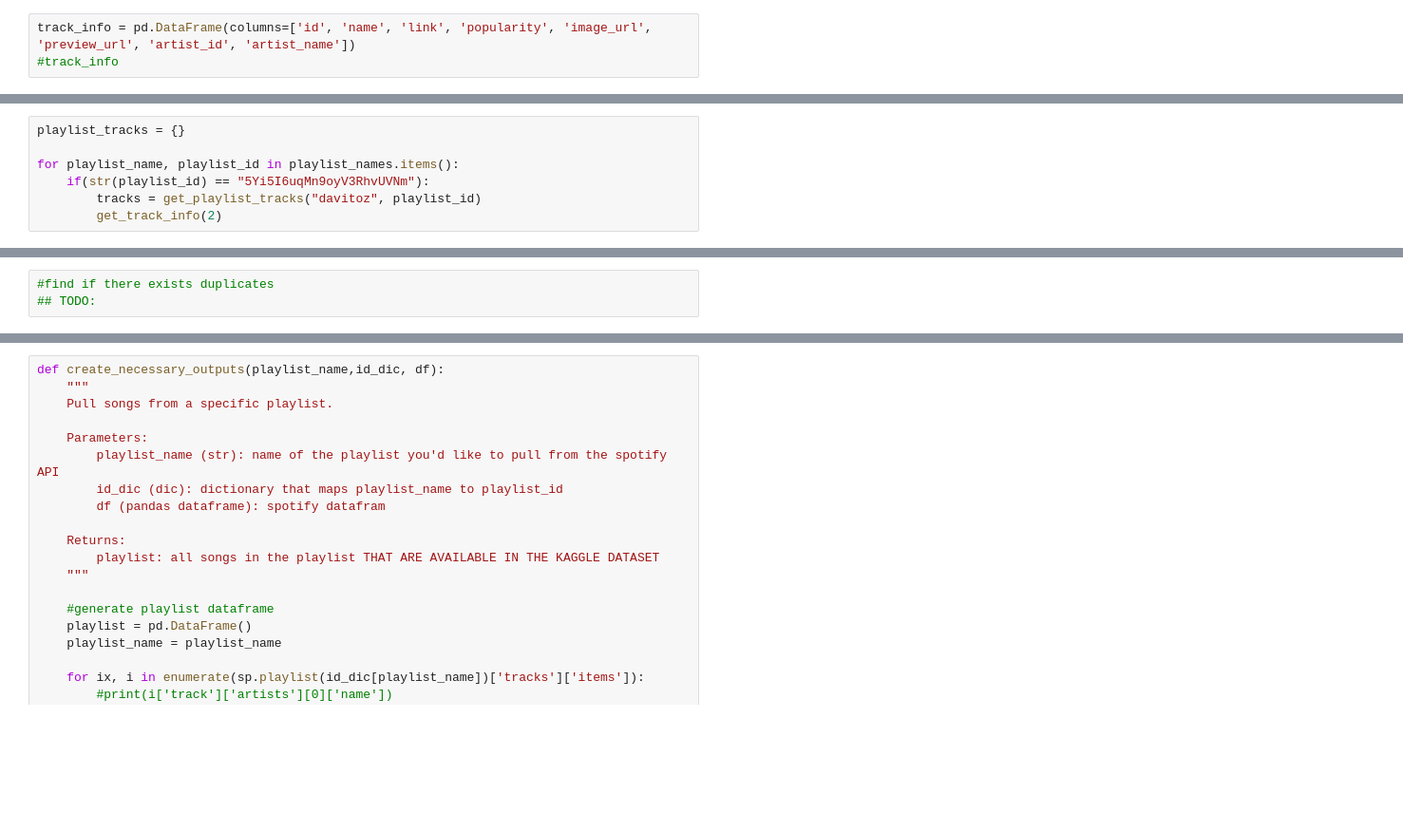
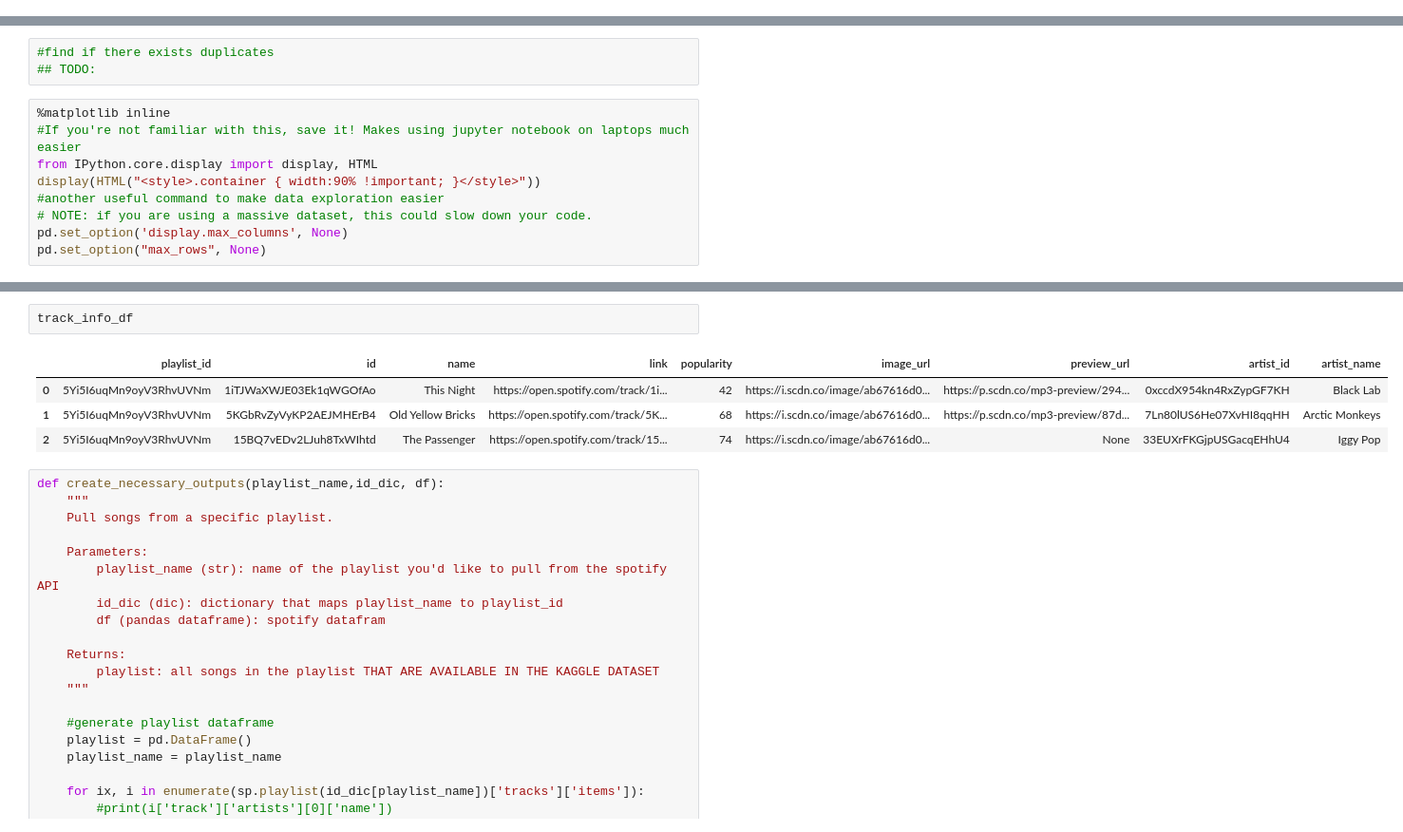
Before and after one commit to Ragnarstefanss/spotify-outlier-detection, a Jupyter notebook: recommender.ipynb, the cells around one changed output, grey strips where cells are left out. Shown at 95% size. Cells and saved outputs as stored; diff of their text form; blank space fills up the shorter version.

```diff
--- a/recommender.ipynb
+++ b/recommender.ipynb
@@ -63,7 +73,4 @@ def get_playlist_tracks(username,playlist_id):
         results = sp.next(results)
         tracks.extend(results['items'])
     return tracks
-# %%
-track_info = pd.DataFrame(columns=['id', 'name', 'link', 'popularity', 'image_url', 'preview_url', 'artist_id', 'artist_name'])
-#track_info
 # %%
@@ -145,7 +111,0 @@ track_info
-# %%
-playlist_tracks = {}
-
-for playlist_name, playlist_id in playlist_names.items():
-    if(str(playlist_id) == "5Yi5I6uqMn9oyV3RhvUVNm"):
-        tracks = get_playlist_tracks("davitoz", playlist_id)
-        get_track_info(2)
@@ -156,3 +145,12 @@ print({k: playlist_tracks[k] for k in list(playlist_tracks)[:2]})
 # %%
 #find if there exists duplicates
 ## TODO:
+# %%
+%matplotlib inline
+#If you're not familiar with this, save it! Makes using jupyter notebook on laptops much easier
+from IPython.core.display import display, HTML
+display(HTML("<style>.container { width:90% !important; }</style>"))
+#another useful command to make data exploration easier
+# NOTE: if you are using a massive dataset, this could slow down your code.
+pd.set_option('display.max_columns', None)
+pd.set_option("max_rows", None)
@@ -159,3 +186,10 @@ print({k: playlist_tracks[k] for k in list(playlist_tracks)[:2]})
+# %%
+track_info_df
+# %% [output]
+|  | playlist_id | id | name | link | popularity | image_url | preview_url | artist_id | artist_name |
+| 0 | 5Yi5I6uqMn9oyV3RhvUVNm | 1iTJWaXWJE03Ek1qWGOfAo | This Night | https://open.spotify.com/track/1i... | 42 | https://i.scdn.co/image/ab67616d0... | https://p.scdn.co/mp3-preview/294... | 0xccdX954kn4RxZypGF7KH | Black Lab |
+| 1 | 5Yi5I6uqMn9oyV3RhvUVNm | 5KGbRvZyVyKP2AEJMHErB4 | Old Yellow Bricks | https://open.spotify.com/track/5K... | 68 | https://i.scdn.co/image/ab67616d0... | https://p.scdn.co/mp3-preview/87d... | 7Ln80lUS6He07XvHI8qqHH | Arctic Monkeys |
+| 2 | 5Yi5I6uqMn9oyV3RhvUVNm | 15BQ7vEDv2LJuh8TxWIhtd | The Passenger | https://open.spotify.com/track/15... | 74 | https://i.scdn.co/image/ab67616d0... | None | 33EUXrFKGjpUSGacqEHhU4 | Iggy Pop |
 # %%
 def create_necessary_outputs(playlist_name,id_dic, df):
     """
```
Also changed, not shown: parts of 11 cells of this notebook.
